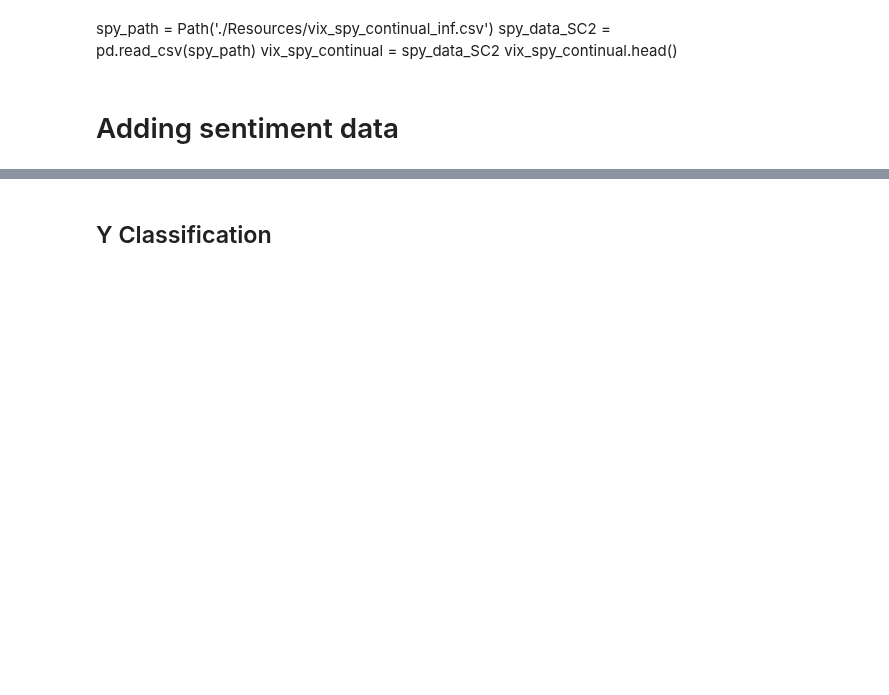
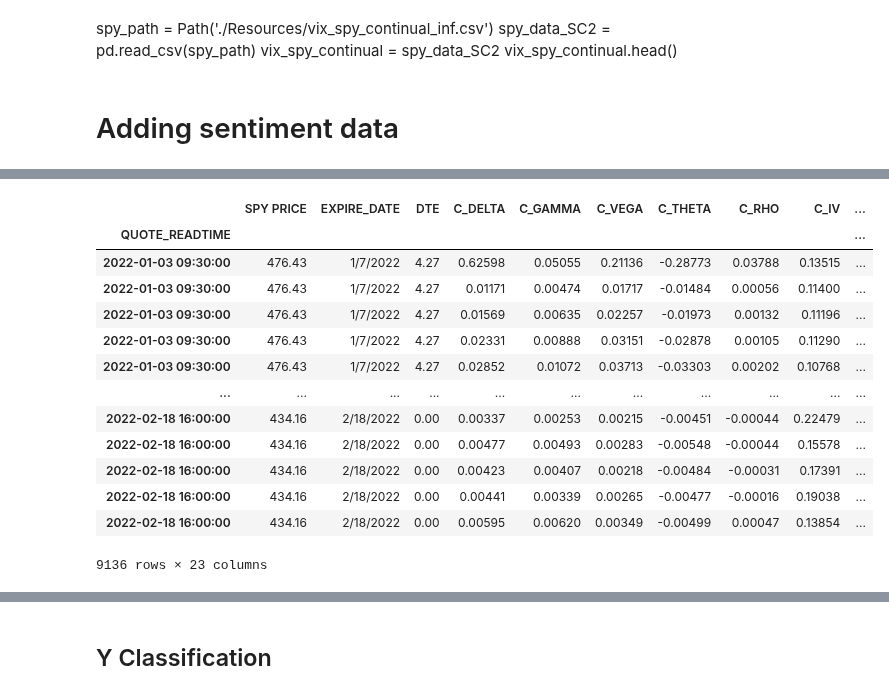
Before and after one commit to aarch23/OptYx, a Jupyter notebook: SpyRawDataV4.ipynb, the cells around one changed output, grey strips where cells are left out. Cells and saved outputs as stored; diff of their text form; code cells hidden in the pictures; blank space fills up the shorter version.

```diff
--- a/SpyRawDataV4.ipynb
+++ b/SpyRawDataV4.ipynb
@@ -402,0 +292,18 @@ full_df.head()
+# %%
+train1 = df.iloc[:9136]
+train1
+# %% [output]
+|  | SPY PRICE | EXPIRE_DATE | DTE | C_DELTA | C_GAMMA | C_VEGA | C_THETA | C_RHO | C_IV | ... |
+| QUOTE_READTIME |  |  |  |  |  |  |  |  |  | ... |
+| 2022-01-03 09:30:00 | 476.43 | 1/7/2022 | 4.27 | 0.62598 | 0.05055 | 0.21136 | -0.28773 | 0.03788 | 0.13515 | ... |
+| 2022-01-03 09:30:00 | 476.43 | 1/7/2022 | 4.27 | 0.01171 | 0.00474 | 0.01717 | -0.01484 | 0.00056 | 0.11400 | ... |
+| 2022-01-03 09:30:00 | 476.43 | 1/7/2022 | 4.27 | 0.01569 | 0.00635 | 0.02257 | -0.01973 | 0.00132 | 0.11196 | ... |
+| 2022-01-03 09:30:00 | 476.43 | 1/7/2022 | 4.27 | 0.02331 | 0.00888 | 0.03151 | -0.02878 | 0.00105 | 0.11290 | ... |
+| 2022-01-03 09:30:00 | 476.43 | 1/7/2022 | 4.27 | 0.02852 | 0.01072 | 0.03713 | -0.03303 | 0.00202 | 0.10768 | ... |
+| ... | ... | ... | ... | ... | ... | ... | ... | ... | ... | ... |
+| 2022-02-18 16:00:00 | 434.16 | 2/18/2022 | 0.00 | 0.00337 | 0.00253 | 0.00215 | -0.00451 | -0.00044 | 0.22479 | ... |
+| 2022-02-18 16:00:00 | 434.16 | 2/18/2022 | 0.00 | 0.00477 | 0.00493 | 0.00283 | -0.00548 | -0.00044 | 0.15578 | ... |
+| 2022-02-18 16:00:00 | 434.16 | 2/18/2022 | 0.00 | 0.00423 | 0.00407 | 0.00218 | -0.00484 | -0.00031 | 0.17391 | ... |
+| 2022-02-18 16:00:00 | 434.16 | 2/18/2022 | 0.00 | 0.00441 | 0.00339 | 0.00265 | -0.00477 | -0.00016 | 0.19038 | ... |
+| 2022-02-18 16:00:00 | 434.16 | 2/18/2022 | 0.00 | 0.00595 | 0.00620 | 0.00349 | -0.00499 | 0.00047 | 0.13854 | ... |
+9136 rows × 23 columns
```
Also changed, not shown: parts of 35 cells of this notebook.
